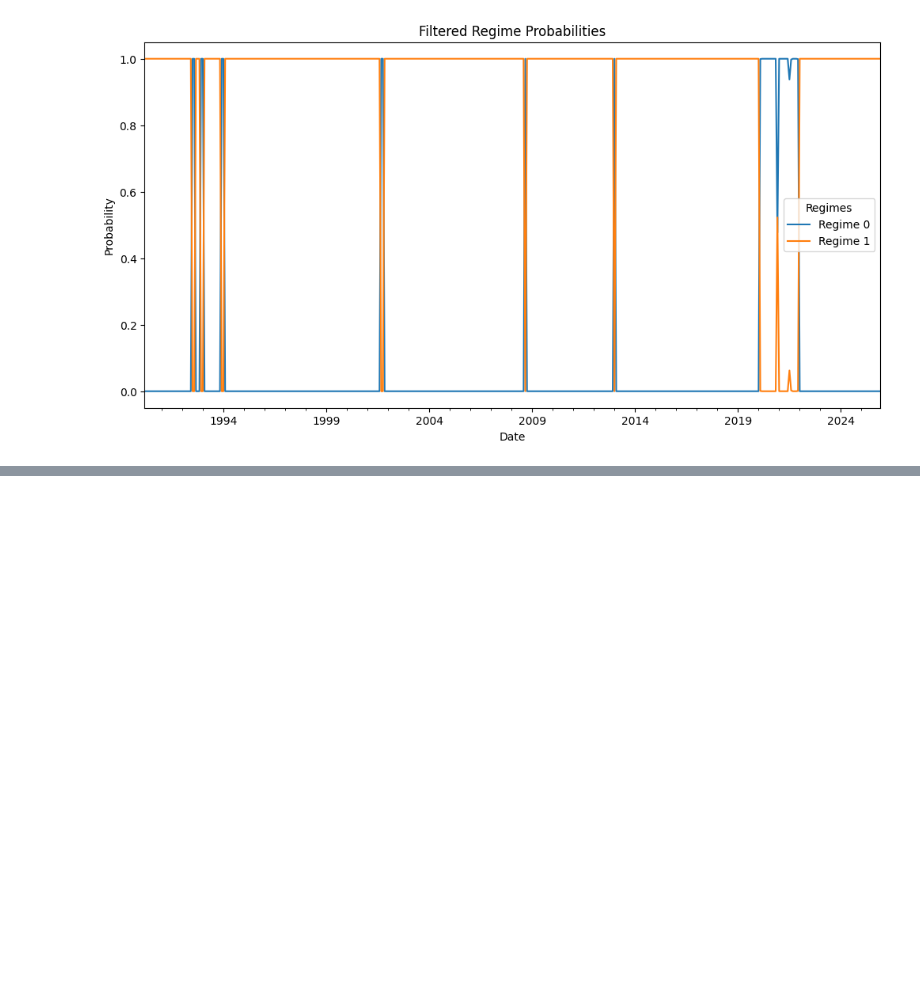
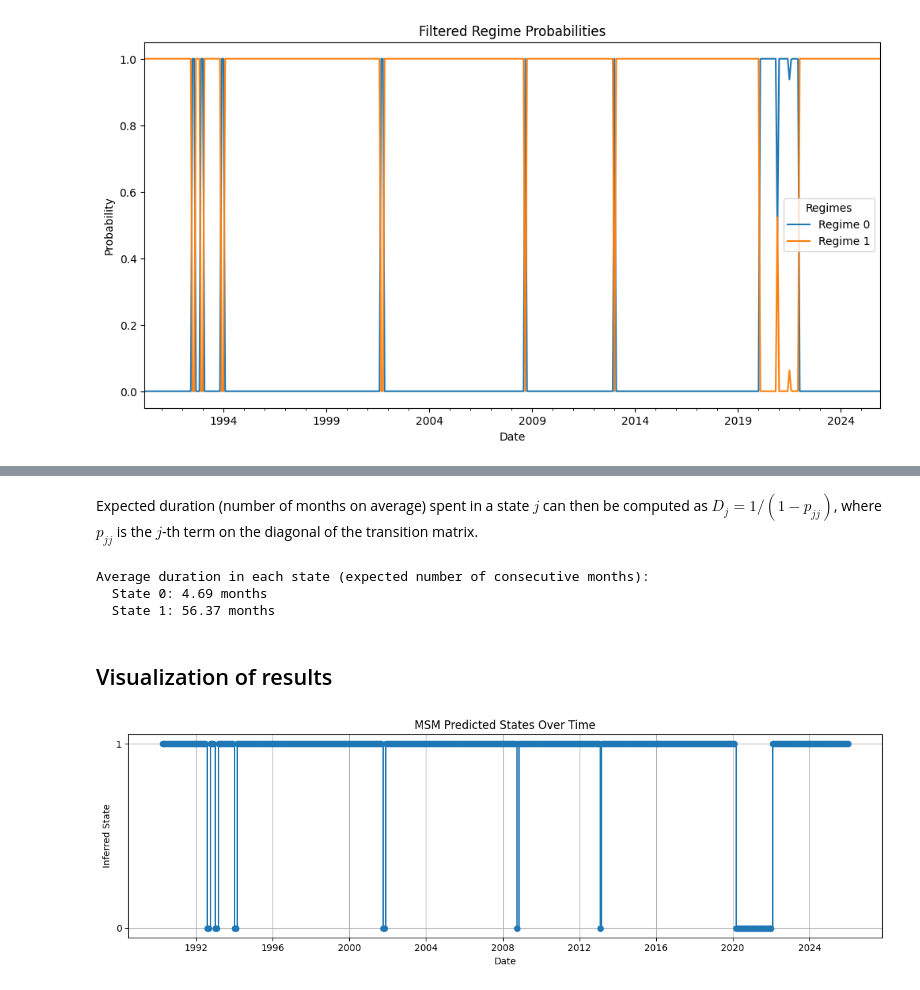
Before and after one commit to AsadAliAkhtar/Capstone_Project_Group_14085, a Jupyter notebook: notebooks/MSVAR_experiments.ipynb, the cells around one changed output, grey strips where cells are left out. Saved outputs shown, nothing was run; the diff lists cells and outputs as text; code cells hidden in the pictures; blank space fills up the shorter version.

```diff
--- a/notebooks/MSVAR_experiments.ipynb
+++ b/notebooks/MSVAR_experiments.ipynb
@@ -238,0 +262,3 @@ plt.show()
+# %%
+states_sequence = result.regime_sequence(use_smoothed=True)
+states_sequence.shape
@@ -238,0 +287,12 @@ plt.show()
+# %% [markdown]
+Expected duration (number of months on average) spent in a state $j$ can then be computed as $D_j = 1 / (1 - p_{jj})$, where $p_{jj}$ is the $j$-th term on the diagonal of the transition matrix.
+# %%
+print("Average duration in each state (expected number of consecutive months):")
+for i, d in enumerate(result.expected_durations):
+    print(f"  State {i}: {d:.2f} months")
+# %% [output]
+Average duration in each state (expected number of consecutive months):
+  State 0: 4.69 months
+  State 1: 56.37 months
+# %% [markdown]
+## Visualization of results
@@ -238,0 +344,7 @@ plt.show()
+# %%
+# extract dates of dates of smoothed regime sequence (starts from p+1 date due to p lags)
+dates_smooth = dates_train[result.p:]
+# %%
+plot_msm_states(dates_smooth, states_sequence, title="MSM Predicted States Over Time")
+# %% [output]
+[figure, added]
```
Also changed, not shown: parts of 23 cells of this notebook.
